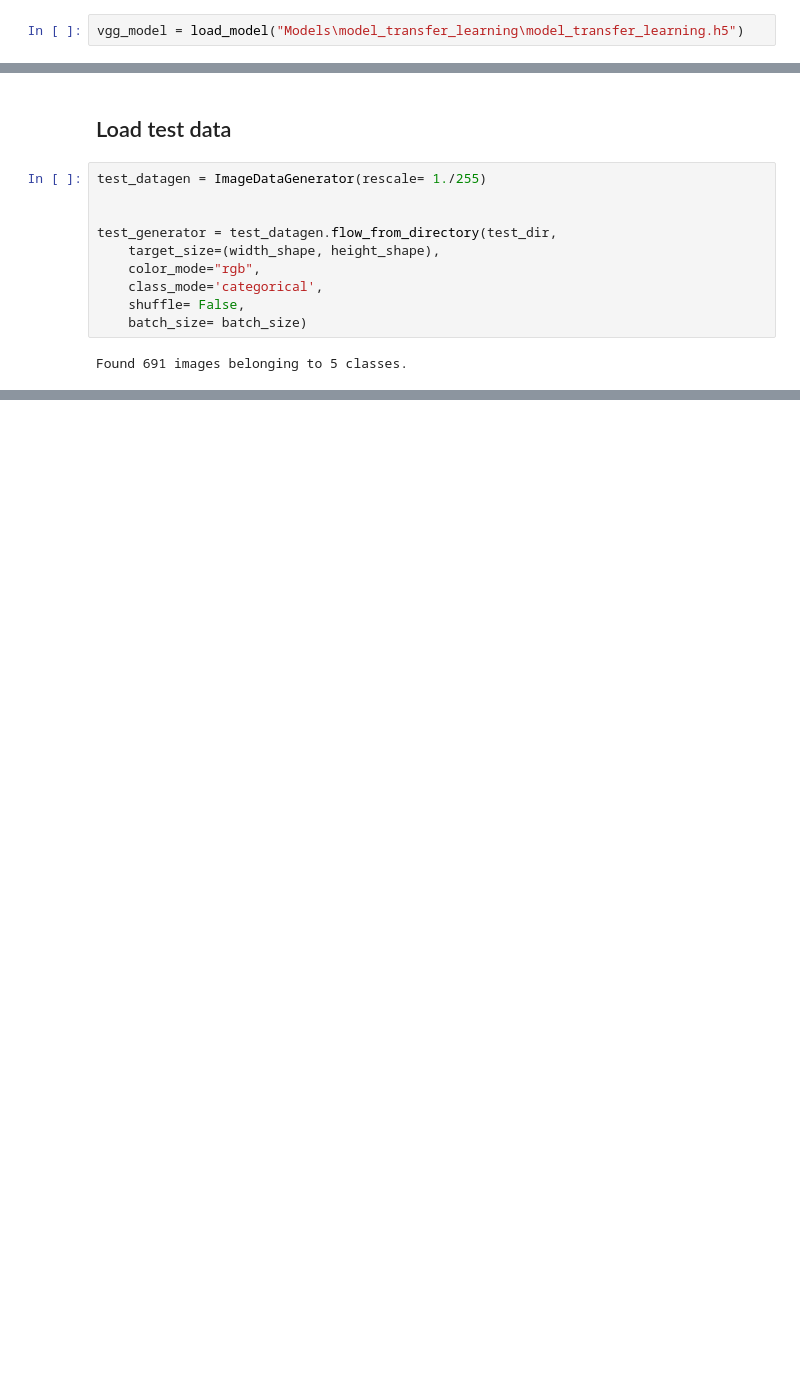
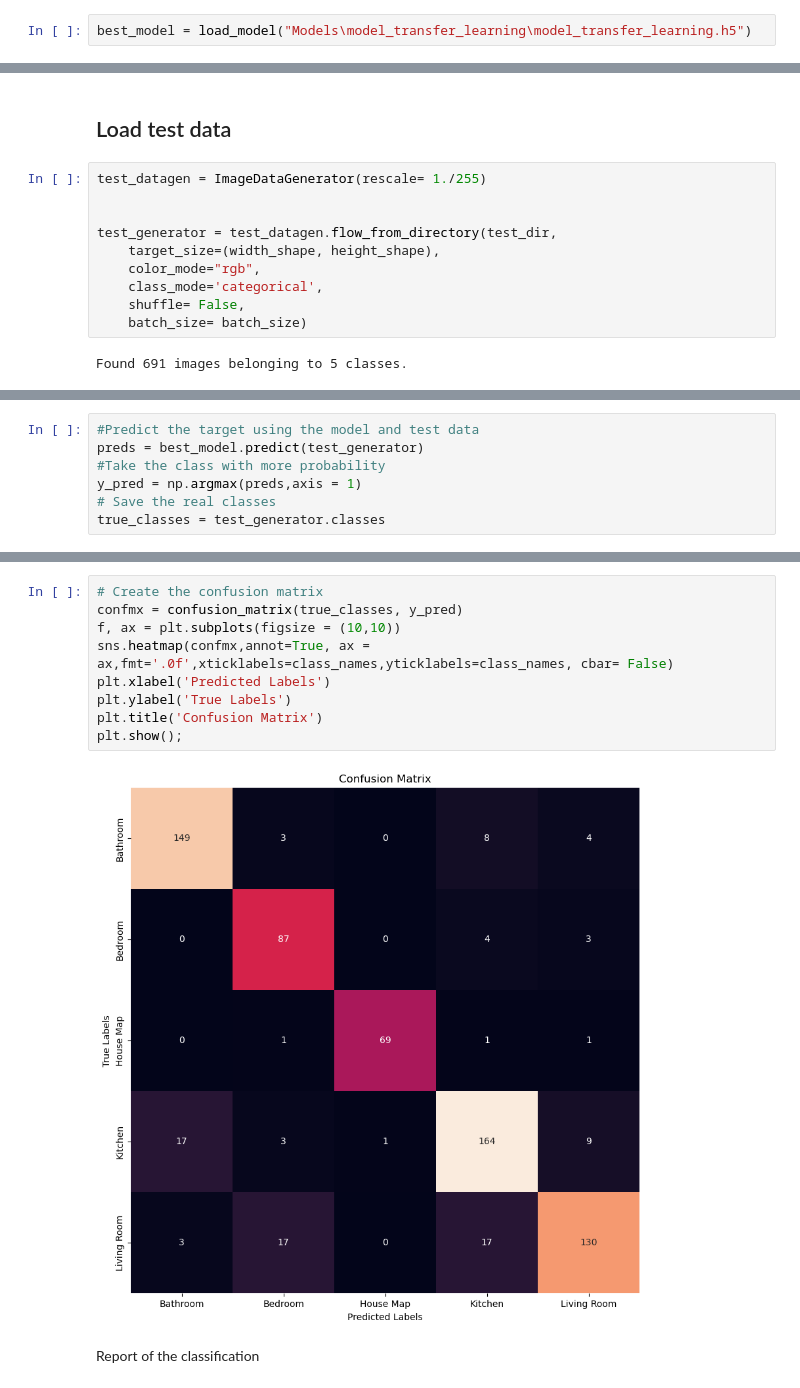
Before and after one commit to Panatore/RoomsClassifier, a Jupyter notebook: TFM.ipynb, the cells around one changed output, grey strips where cells are left out. Saved outputs shown, nothing was run; the diff lists cells and outputs as text; blank space fills up the shorter version.

Commit message:
Added more evaluation of the model and some changes on the webapp

```diff
--- a/TFM.ipynb
+++ b/TFM.ipynb
@@ -556,5 +567,5 @@ vgg_model.save(filepath="Models\model_transfer_learning\model_transfer_learning.
 # %%
-vgg_model = load_model("Models\model_transfer_learning\model_transfer_learning.h5")
+best_model = load_model("Models\model_transfer_learning\model_transfer_learning.h5")
 # %% [markdown]
 #### Load images and test if the prediction of the model is correct
 # %%
@@ -618,0 +632,7 @@ Accuracy:  0.7568740844726562
+# %%
+#Predict the target using the model and test data
+preds = best_model.predict(test_generator)
+#Take the class with more probability
+y_pred = np.argmax(preds,axis = 1)
+# Save the real classes
+true_classes = test_generator.classes
@@ -618,0 +641,13 @@ Accuracy:  0.7568740844726562
+# %%
+# Create the confusion matrix
+confmx = confusion_matrix(true_classes, y_pred)
+f, ax = plt.subplots(figsize = (10,10))
+sns.heatmap(confmx,annot=True, ax = ax,fmt='.0f',xticklabels=class_names,yticklabels=class_names, cbar= False)
+plt.xlabel('Predicted Labels')
+plt.ylabel('True Labels')
+plt.title('Confusion Matrix')
+plt.show();
+# %% [output]
+[figure, added]
+# %% [markdown]
+Report of the classification
```
Also changed, not shown: parts of 19 cells of this notebook, 3 other files.
